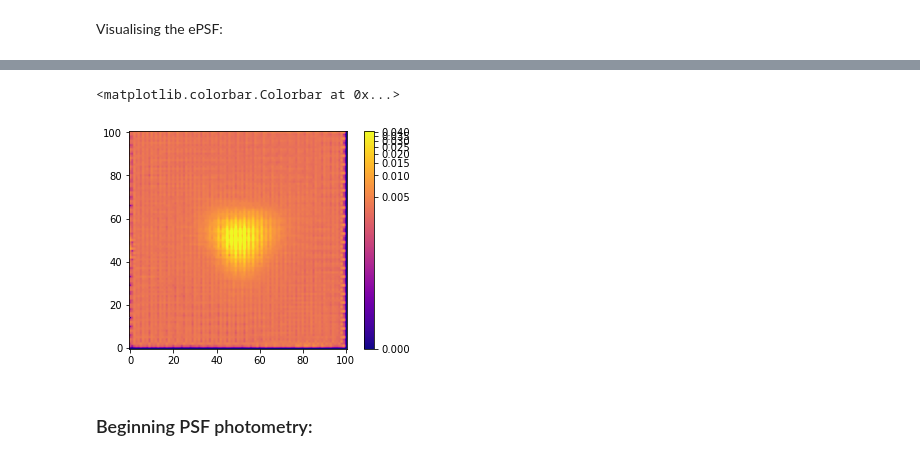
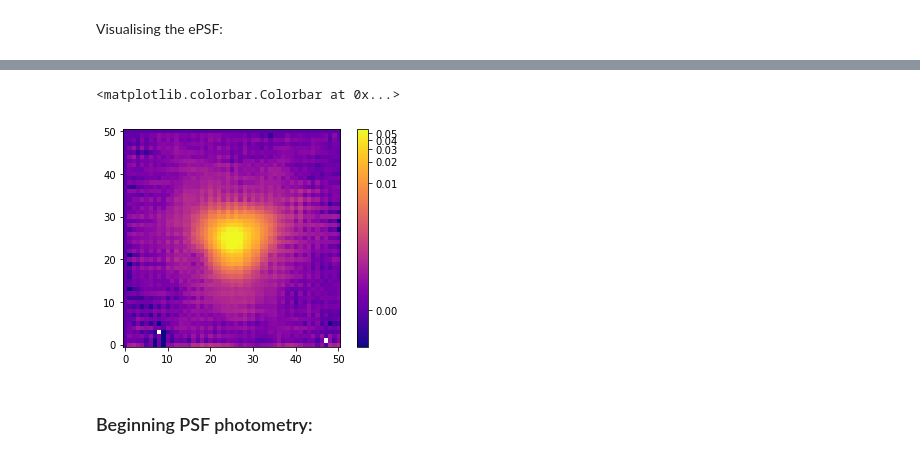
Before and after one commit to jake-the-bird/MPhys-RRL, a Jupyter notebook: test_photometry/PSF_photometry_04_fixing.ipynb, the cells around one changed output, grey strips where cells are left out. Cells and saved outputs as stored; diff of their text form; code cells hidden in the pictures.

```diff
--- a/test_photometry/PSF_photometry_04_fixing.ipynb
+++ b/test_photometry/PSF_photometry_04_fixing.ipynb
@@ -20,7 +21,8 @@ from photutils.background import MMMBackground, MADStdBackgroundRMS
 from photutils.utils import make_random_cmap
 from matplotlib.colors import LogNorm
 # %%
-image_file = 'example_data/PAL5_3p6um.fits'
+#image_file = 'example_data/PAL5_3p6um.fits'
+image_file = 'data/PAL5/PAL5__e1/PAL5__e1_3p6um.fits'
 image_data = fits.getdata(image_file, ext=0)
 
 hdu_list = fits.open(image_file)
@@ -43,8 +45,9 @@ WARNING: Input data contains invalid values (NaNs or infs), which were automatic
 # %% [markdown]
 ### Source detection:
 # %%
-daofind = DAOStarFinder(threshold=20.*std, fwhm=5., roundlo = -0.5, roundhi = 0.5)
-sources = daofind(data - median)
+#daofind = DAOStarFinder(threshold=20.*std, fwhm=5., roundlo = -0.5, roundhi = 0.5)
+daofind = DAOStarFinder(threshold=50.*std, fwhm=5., roundlo = -0.5, roundhi = 0.5, sharphi = 0.8)
+sources = daofind(data)
 
 pos = np.transpose((sources['xcentroid'], sources['ycentroid']))
 apertures = CircularAperture(pos, r=6.)
@@ -194,6 +189,5 @@ plt.gcf().set_size_inches(10, 6)
 # %%
-_, median_sub, _ = sigma_clipped_stats(data, sigma=4.) # could use 'median' as above if keeping same sigma
-#data_sub = data - median_sub
+_, median_sub, _ = sigma_clipped_stats(data, sigma=6.) # could use 'median' as above if keeping same sigma
 
 plt.imshow(data, cmap='Greys', origin='lower', norm=norm, interpolation='nearest')
 plt.colorbar()
@@ -211,12 +205,32 @@ WARNING: Input data contains invalid values (NaNs or infs), which were automatic
 # %%
-nddata = NDData(data = data)
+data_sub = data - median_sub
+
+#nddata = NDData(data = data)
+nddata = NDData(data = data_sub)
 stars = extract_stars(nddata, star_table, size=25)
-nrows = 8
 ncols = 8
+nrows = int(np.floor(len(stars) / ncols))
+nrem = len(stars) - (nrows*ncols)
+print(nrows, ncols, nrem, len(stars))
+
 fig, ax = plt.subplots(nrows=nrows, ncols=ncols, figsize=(15, 15), squeeze=True)
 ax = ax.ravel()
-
-for i in range(nrows * ncols):
+for i in range(nrows*ncols):
     norm = simple_norm(stars[i], 'log', percent=99.)
     ax[i].imshow(stars[i], norm=norm, origin='lower', cmap='inferno')
+plt.show()
+
+fig, ax = plt.subplots(nrows=1, ncols=nrem, figsize=(15, 15), squeeze=True)
+ax = ax.ravel()
+for i in range(nrows*ncols + 1, len(stars)):
+    norm = simple_norm(stars[i], 'log', percent=99.)
+    ax[i - nrows*ncols].imshow(stars[i], norm=norm, origin='lower', cmap='inferno')
+plt.show()
+
+#fig, ax = plt.subplots(nrows=1, ncols=nrem, figsize=(15, 15), squeeze=True)
+#ax = ax.ravel()
+#for i in range(nrows*ncols + 1, len(stars)):
+#    norm = simple_norm(stars[i], 'log', percent=99.)
+#    ax[i].imshow(stars[i], norm=norm, origin='lower', cmap='inferno')
+#plt.show()
 # %% [output]
@@ -225,7 +241,7 @@ for i in range(nrows * ncols):
 Visualising the ePSF:
 # %%
 # maxiters = 3 looks good to me, oversampling could either be 3 or 4 (unless we want original resolution)
-epsf_builder = EPSFBuilder(oversampling=4, maxiters=3, progress_bar=True)
+epsf_builder = EPSFBuilder(oversampling=2, maxiters=10, progress_bar=True)
 epsf, fitted_stars = epsf_builder(stars)
 
 norm = simple_norm(epsf.data, 'log', percent=99.)
@@ -237,5 +253,5 @@ PROGRESS: iteration 3 (of max 3) [4.2 s/iter]
 <matplotlib.colorbar.Colorbar at 0x...>
-[figure, old version]
+[figure, new version]
 # %% [markdown]
 ### Beginning PSF photometry:
 # %% [markdown]
```
Also changed, not shown: parts of 27 cells of this notebook, 6 other files.
